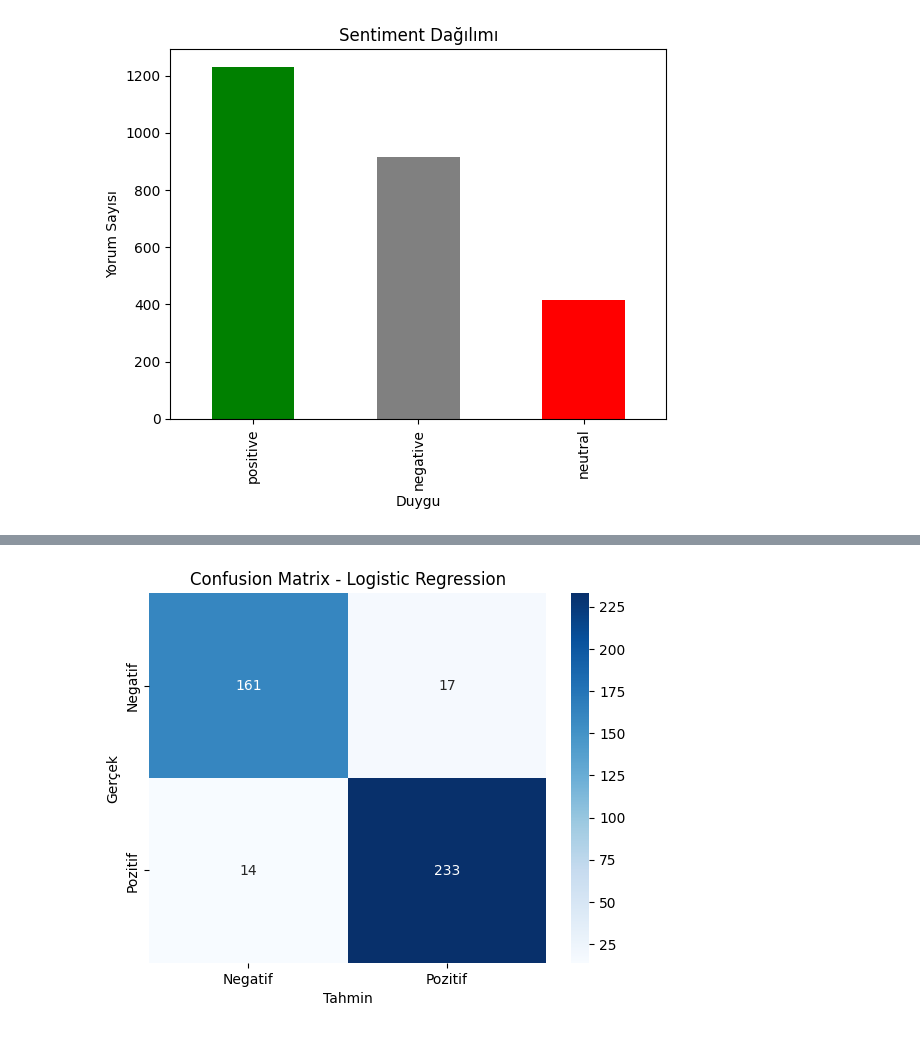
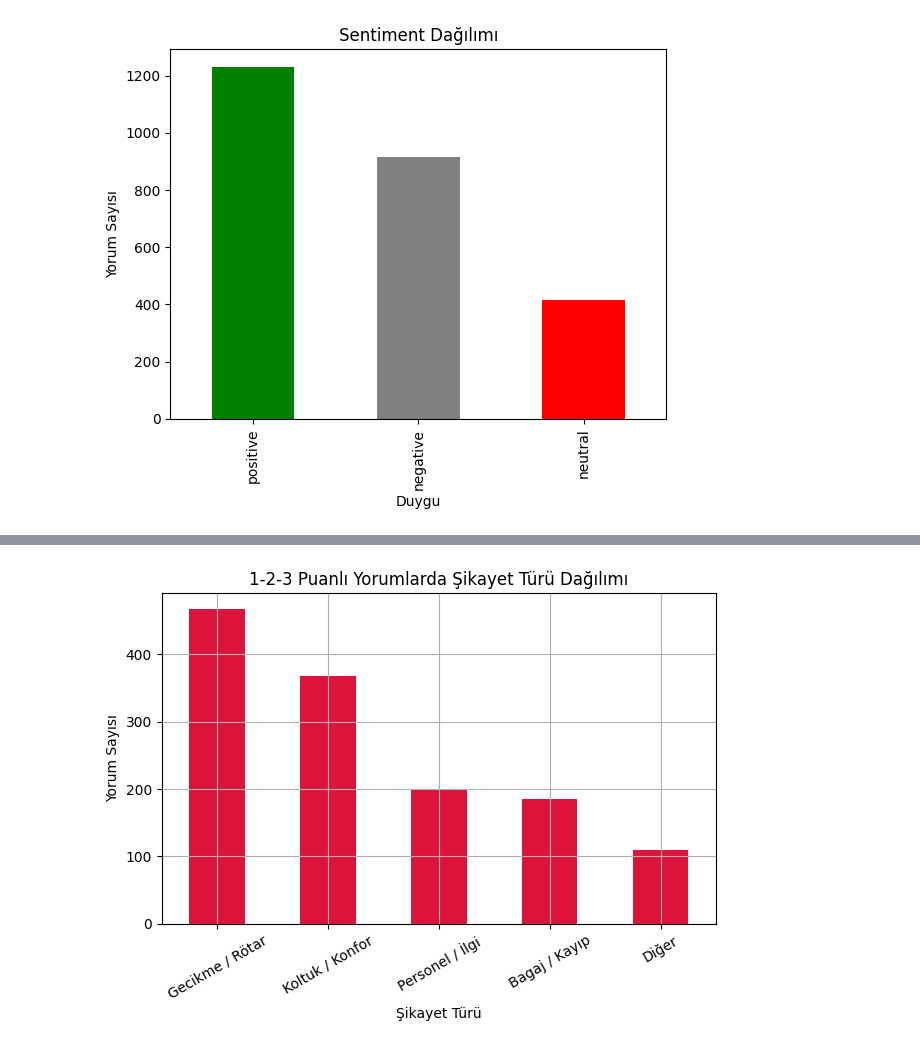
Before and after one commit to githubmerve/NLP-Project-Sentiment-Analysis-of-Air-France-Reviews, a Jupyter notebook: notebookcd33c27c6a.ipynb, the cells around one changed output, grey strips where cells are left out. Drawn from its saved outputs; the diff is of its cells as text; code cells hidden in the pictures.

```diff
--- a/notebookcd33c27c6a.ipynb
+++ b/notebookcd33c27c6a.ipynb
@@ -312,22 +334,35 @@ plt.show()
-# %%
-from sklearn.metrics import confusion_matrix
-import seaborn as sns
-import matplotlib.pyplot as plt
-
-# Model tahmini (örneğin Logistic Regression)
-y_pred = lr_model.predict(X_test)
-
-# Confusion Matrix oluştur
-cm = confusion_matrix(y_test, y_pred, labels=['negative', 'positive'])
-
-# Görselleştirme
-sns.heatmap(cm, annot=True, fmt='d', cmap='Blues',
-            xticklabels=['Negatif', 'Pozitif'],
-            yticklabels=['Negatif', 'Pozitif'])
-
-plt.xlabel('Tahmin')
-plt.ylabel('Gerçek')
-plt.title('Confusion Matrix - Logistic Regression')
-plt.show()
-# %% [output]
-[figure, removed]
+# %%
+# Skoru 1-2-3 olan (şikayet barındırma olasılığı yüksek) yorumlar
+complaint_df = df[df['rating'].isin([1, 2, 3])].copy()
+complaint_df['clean_text'] = complaint_df['clean_text'].str.lower()
+# %%
+def categorize_complaint(text):
+    if 'delay' in text or 'late' in text or 'waiting' in text:
+        return 'Gecikme / Rötar'
+    elif 'seat' in text or 'legroom' in text or 'space' in text:
+        return 'Koltuk / Konfor'
+    elif 'bag' in text or 'luggage' in text or 'lost' in text:
+        return 'Bagaj / Kayıp'
+    elif 'rude' in text or 'staff' in text or 'crew' in text or 'service' in text:
+        return 'Personel / İlgi'
+    else:
+        return 'Diğer'
+
+# Kategori sütunu ekle
+complaint_df['complaint_type'] = complaint_df['clean_text'].apply(categorize_complaint)
+# %%
+import matplotlib.pyplot as plt
+
+complaint_counts = complaint_df['complaint_type'].value_counts()
+
+# Bar grafik
+complaint_counts.plot(kind='bar', color='crimson')
+plt.title("1-2-3 Puanlı Yorumlarda Şikayet Türü Dağılımı")
+plt.xlabel("Şikayet Türü")
+plt.ylabel("Yorum Sayısı")
+plt.xticks(rotation=30)
+plt.grid(True)
+plt.tight_layout()
+plt.show()
+# %% [output]
+[figure, added]
```
Also changed, not shown: parts of 4 cells of this notebook, 2 other files.
